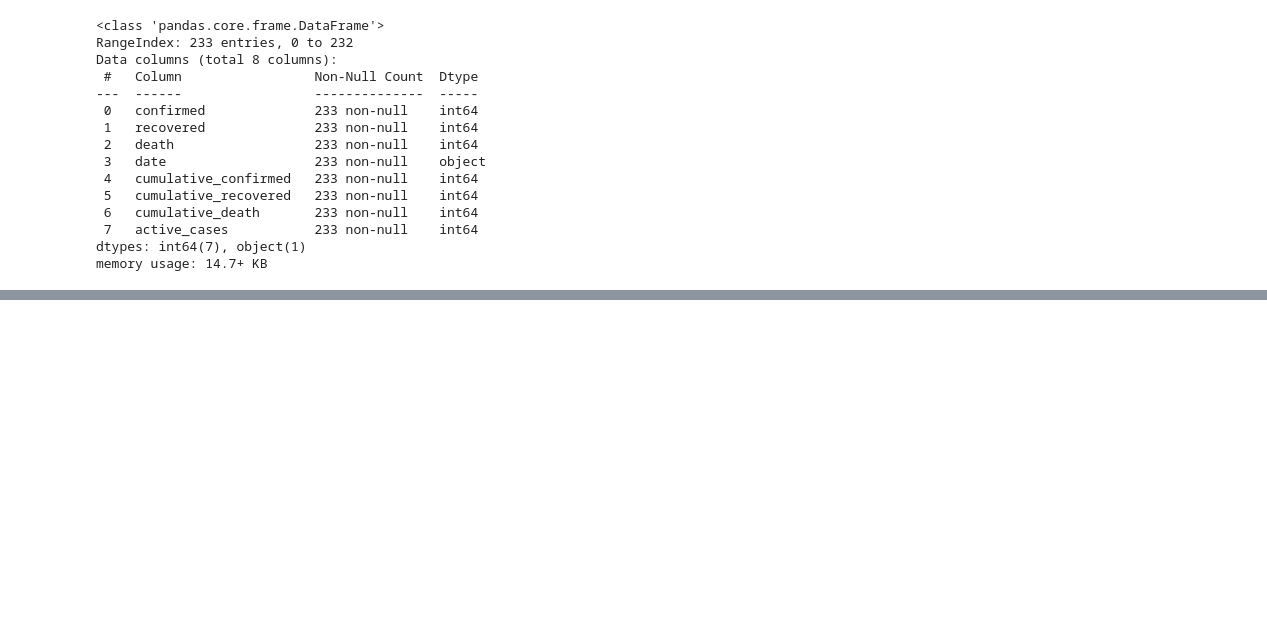
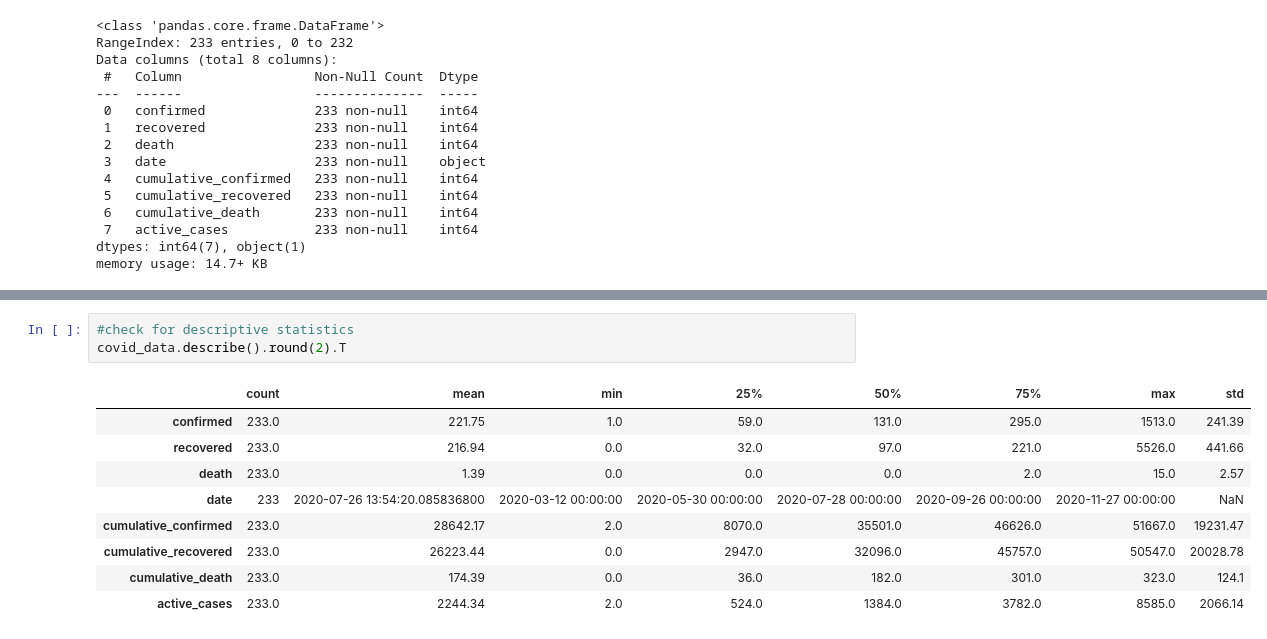
Before and after one commit to aquashie14/COVID-19-Analysis, a Jupyter notebook: Notebooks/CoviD_19.ipynb, the cells around one changed output, grey strips where cells are left out. Drawn from its saved outputs; the diff is of its cells as text; blank space fills up the shorter version.

```diff
--- a/Notebooks/CoviD_19.ipynb
+++ b/Notebooks/CoviD_19.ipynb
@@ -82,0 +171,13 @@ memory usage: 14.7+ KB
+# %%
+#check for descriptive statistics
+covid_data.describe().round(2).T
+# %% [output]
+|  | count | mean | min | 25% | 50% | 75% | max | std |
+| confirmed | 233.0 | 221.75 | 1.0 | 59.0 | 131.0 | 295.0 | 1513.0 | 241.39 |
+| recovered | 233.0 | 216.94 | 0.0 | 32.0 | 97.0 | 221.0 | 5526.0 | 441.66 |
+| death | 233.0 | 1.39 | 0.0 | 0.0 | 0.0 | 2.0 | 15.0 | 2.57 |
+| date | 233 | 2020-07-26 13:54:20.085836800 | 2020-03-12 00:00:00 | 2020-05-30 00:00:00 | 2020-07-28 00:00:00 | 2020-09-26 00:00:00 | 2020-11-27 00:00:00 | NaN |
+| cumulative_confirmed | 233.0 | 28642.17 | 2.0 | 8070.0 | 35501.0 | 46626.0 | 51667.0 | 19231.47 |
+| cumulative_recovered | 233.0 | 26223.44 | 0.0 | 2947.0 | 32096.0 | 45757.0 | 50547.0 | 20028.78 |
+| cumulative_death | 233.0 | 174.39 | 0.0 | 36.0 | 182.0 | 301.0 | 323.0 | 124.1 |
+| active_cases | 233.0 | 2244.34 | 2.0 | 524.0 | 1384.0 | 3782.0 | 8585.0 | 2066.14 |
```
Also changed, not shown: parts of 12 cells of this notebook.
